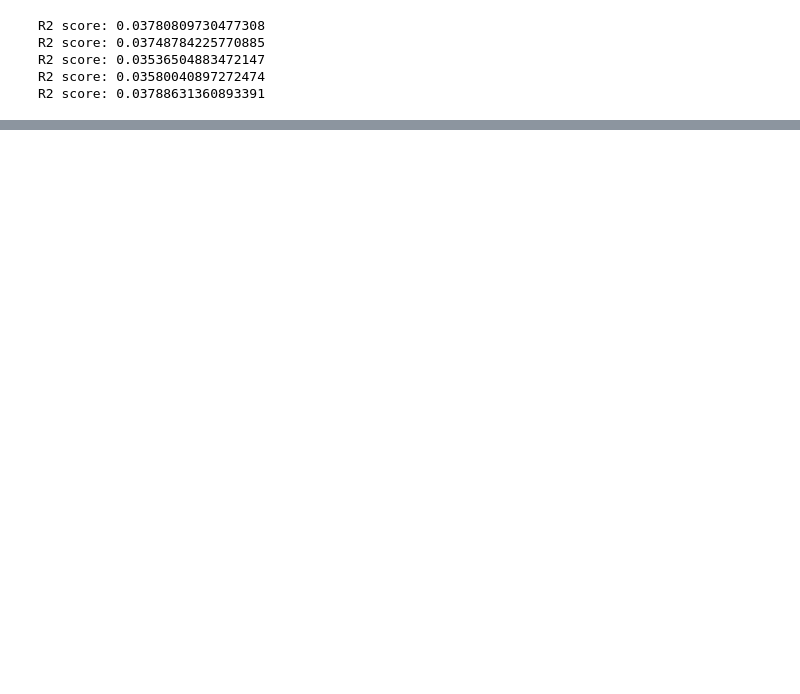
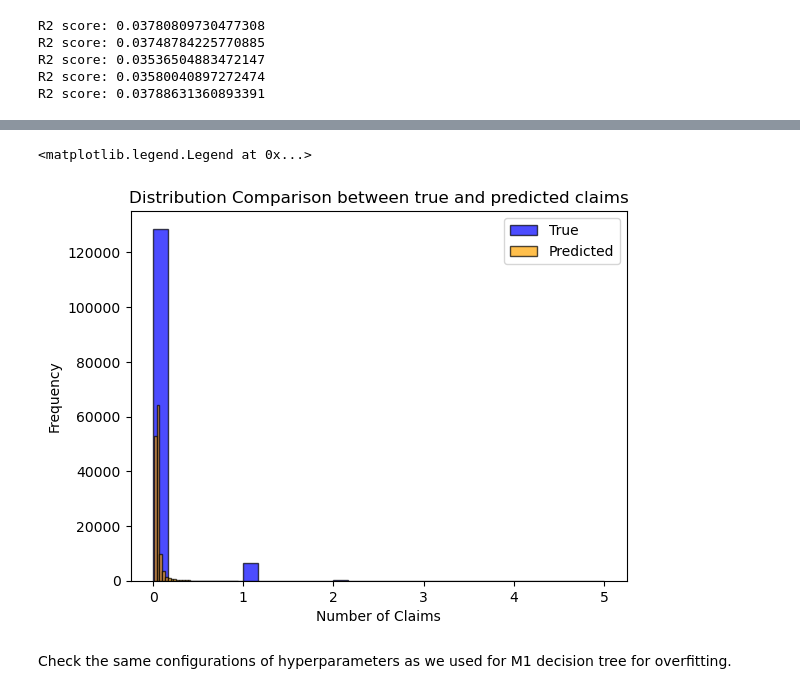
Before and after one commit to Simon-Simonsen/ML-project, a Jupyter notebook: M3.ipynb, the cells around one changed output, grey strips where cells are left out. Cells and saved outputs as stored; diff of their text form; code cells hidden in the pictures; blank space fills up the shorter version.

Commit message:
validation checks for overfitting

```diff
--- a/M3.ipynb
+++ b/M3.ipynb
@@ -34,0 +59,3 @@ R2 score: 0.03788631360893391
+# %%
+dataframe = pd.read_csv('RF_predictions.csv')
+dataframe
@@ -34,0 +76,18 @@ R2 score: 0.03788631360893391
+# %%
+import matplotlib.pyplot as plt
+import numpy as np
+
+y_true = dataframe['claims_true']
+y_pred = dataframe['claims_predicted']
+
+plt.hist(y_true, bins=30, alpha=0.7, label='True', color='blue', edgecolor='black')
+plt.hist(y_pred, bins=30, alpha=0.7, label='Predicted', color='orange', edgecolor='black')
+plt.xlabel('Number of Claims')
+plt.ylabel('Frequency')
+plt.title('Distribution Comparison between true and predicted claims')
+plt.legend()
+# %% [output]
+<matplotlib.legend.Legend at 0x...>
+[figure, added]
+# %% [markdown]
+Check the same configurations of hyperparameters as we used for M1 decision tree for overfitting.
```
Also changed, not shown: parts of 4 cells of this notebook, 1 other file.
